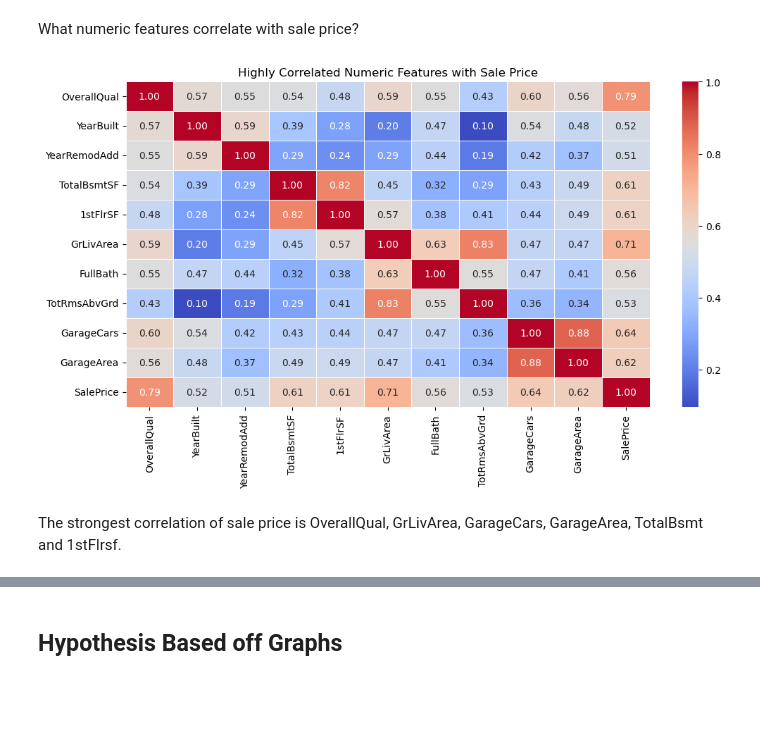
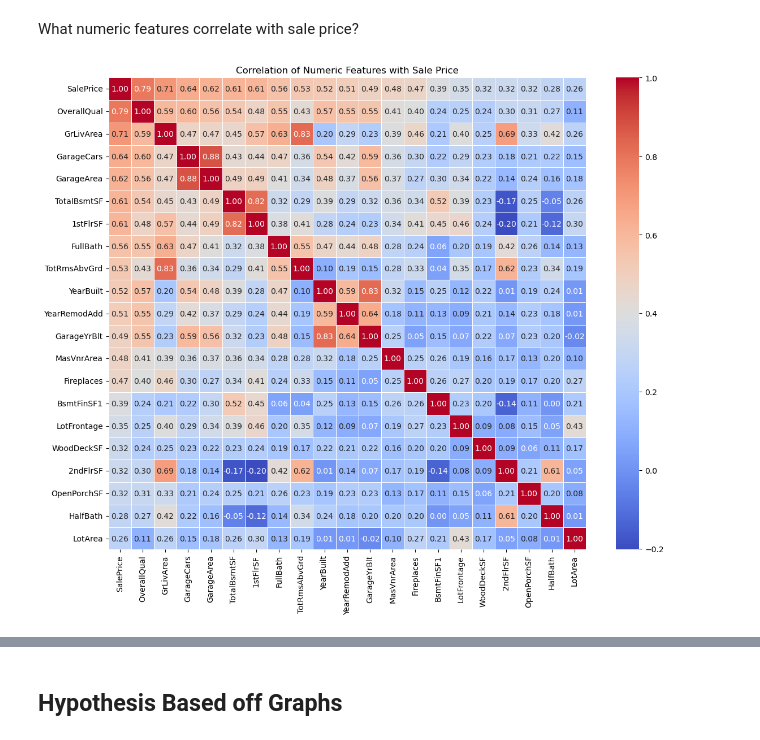
Before and after one commit to khadazhaia/house-prices-regression, a Jupyter notebook: code/01eda.ipynb, the cells around one changed output, grey strips where cells are left out. Saved outputs shown, nothing was run; the diff lists cells and outputs as text; code cells hidden in the pictures; blank space fills up the shorter version.

```diff
--- a/code/01eda.ipynb
+++ b/code/01eda.ipynb
@@ -315,15 +310,0 @@ prices.head()
-# %%
-# Create bins from 0 to the max by $100,000
-max_price = train_df["SalePrice"].max()
-
-hundred = 100_000
-
-price_bins = np.arange(0, (max_price // hundred + 2) * hundred, hundred)
-
-
-# Bin the prices and count how many fall into each bin
-train_df["Price"] = pd.cut(train_df["SalePrice"], bins=price_bins)
-
-price_df = train_df["Price"].value_counts().to_frame(name="Count")
-
-price_df
@@ -403,18 +343,23 @@ train_df = train_df.drop(columns=["Alley", "MasVnrType", "FireplaceQu", "PoolQC"
+# %%
+# Drop all columns that wasn't apart of original dataset
+train_df = train_df.drop(columns=["MSSubClassName", "Area"])
 # %%
 # Select only numerical columns for correlation
-
 numeric_cols = train_df.select_dtypes(include=["number"]).columns
 corr = train_df[numeric_cols].corr()
 
-# Select only the feaatures that are highly correlated with Sale Price
-top_corr = corr.index[abs(corr["SalePrice"]) > 0.5]
+# Sort values using Sale Price from highest to lowest
+corr = corr[["SalePrice"]].sort_values(by="SalePrice", ascending=False)
+
+# Select only the features correlatiion > 0.25 to Sale Price
+top_corr = corr.index[abs(corr["SalePrice"]) > 0.25]
+corr25 = train_df[top_corr].corr()
 
 # Heatmap of correlation
-plt.figure(figsize=(12, 6))
-sns.heatmap(train_df[top_corr].corr(), annot=True, cmap="coolwarm",  fmt=".2f", linewidths=0.5)
-plt.title("Highly Correlated Numeric Features with Sale Price")
+plt.figure(figsize=(12, 10))
+sns.heatmap(corr25, annot=True, cmap="coolwarm",  fmt=".2f", linewidths=0.5)
+plt.title("Correlation of Numeric Features with Sale Price")
+plt.tight_layout()
 plt.show()
 # %% [output]
-[figure, old version]
+[figure, new version]
-# %% [markdown]
-The strongest correlation of sale price is OverallQual, GrLivArea, GarageCars, GarageArea, TotalBsmt and 1stFlrsf.
```
Also changed, not shown: parts of 25 cells of this notebook.
